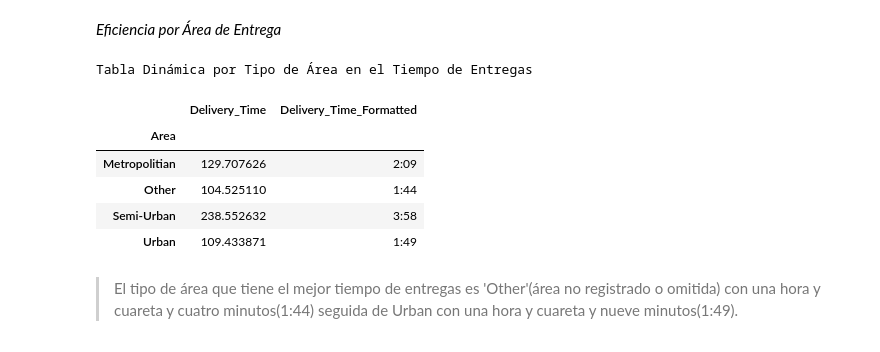
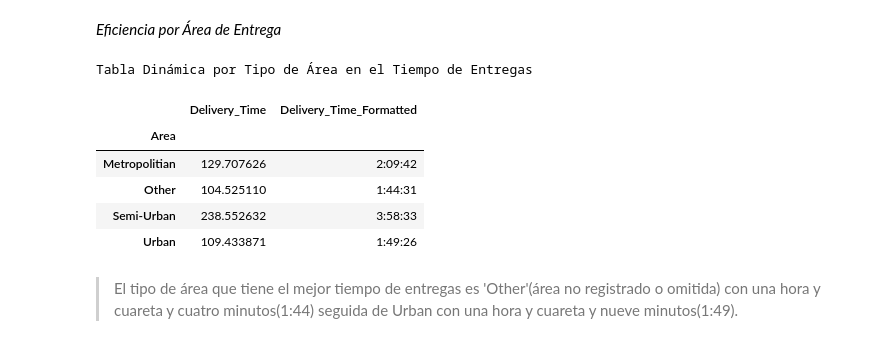
Before and after one commit to SaitoM17/amazon_delivery, a Jupyter notebook: notebooks/eda.ipynb, the cells around one changed output. Saved outputs shown, nothing was run; the diff lists cells and outputs as text; code cells hidden in the pictures.

```diff
--- a/notebooks/eda.ipynb
+++ b/notebooks/eda.ipynb
@@ -205,20 +205,21 @@ Distancia promedio de entregas: 10.37 km
 df_copia = df_amazon_delivery[['Order_ID', 'Delivery_Time']].copy()
 
 # Crear una función para convertir minutos a formato legible
-def format_minutes_to_hh_mm(minutes):
+def format_minutes_to_hh_mm_ss(minutes):
     if pd.isna(minutes): # Manejar valores NaN si existen
         return np.nan
 
-    total_seconds = minutes * 60
-    hours = int(total_seconds // 3600)
-    minutes_remainder = int((total_seconds % 3600) // 60)
+    total_seconds = int(minutes * 60)  # Convertir a segundos totales y asegurar que sea entero
+    hours = total_seconds // 3600
+    minutes_remainder = (total_seconds % 3600) // 60
+    seconds_remainder = total_seconds % 60
 
-    # Formato "HH:MM"
-    # :02d asegura que los minutos siempre tengan dos dígitos (ej., 5 se convierte en 05)
-    return f"{hours}:{minutes_remainder:02d}"
+    # Formato "HH:MM:SS"
+    # :02d asegura que los valores siempre tengan dos dígitos (ej., 5 se convierte en 05)
+    return f"{hours}:{minutes_remainder:02d}:{seconds_remainder:02d}"
 
 # --- Crear la nueva columna formateada en el DataFrame ---
-df_copia['Delivery_Time_Formatted'] = df_copia['Delivery_Time'].apply(format_minutes_to_hh_mm)
+df_copia['Delivery_Time_Formatted'] = df_copia['Delivery_Time'].apply(format_minutes_to_hh_mm_ss)
 # %%
 # Impacto del clima y trafico en el tiempo de entregas (tabla dinamica)
 clima_trafico_tiempo_entrega = pd.pivot_table(df_amazon_delivery,
@@ -284,23 +285,23 @@ Tabla Dinámica del Tipo de Vehiculo en el Tiempo de Entregas
 # %%
 # Agrupar pro tipo de área para eficiencia
 tipo_area_promedio = pd.pivot_table(df_amazon_delivery,
                                     values='Delivery_Time',
                                     index=['Area'],
                                     aggfunc='mean')
 
 tipo_area_promedio['Delivery_Time_Formatted'] = \
-    tipo_area_promedio['Delivery_Time'].apply(format_minutes_to_hh_mm)
+    tipo_area_promedio['Delivery_Time'].apply(format_minutes_to_hh_mm_ss)
 
 print('Tabla Dinámica por Tipo de Área en el Tiempo de Entregas')
 tipo_area_promedio
 # %% [output]
 Tabla Dinámica por Tipo de Área en el Tiempo de Entregas
 |  | Delivery_Time | Delivery_Time_Formatted |
 | Area |  |  |
-| Metropolitian | 129.707626 | 2:09 |
-| Other | 104.525110 | 1:44 |
-| Semi-Urban | 238.552632 | 3:58 |
-| Urban | 109.433871 | 1:49 |
+| Metropolitian | 129.707626 | 2:09:42 |
+| Other | 104.525110 | 1:44:31 |
+| Semi-Urban | 238.552632 | 3:58:33 |
+| Urban | 109.433871 | 1:49:26 |
 # %% [markdown]
 > El tipo de área que tiene el mejor tiempo de entregas es 'Other'(área no registrado o omitida) con una hora y cuareta y cuatro minutos(1:44) seguida de Urban con una hora y cuareta y nueve minutos(1:49).
 # %% [markdown]
```
Also changed, not shown: parts of 3 cells of this notebook.
